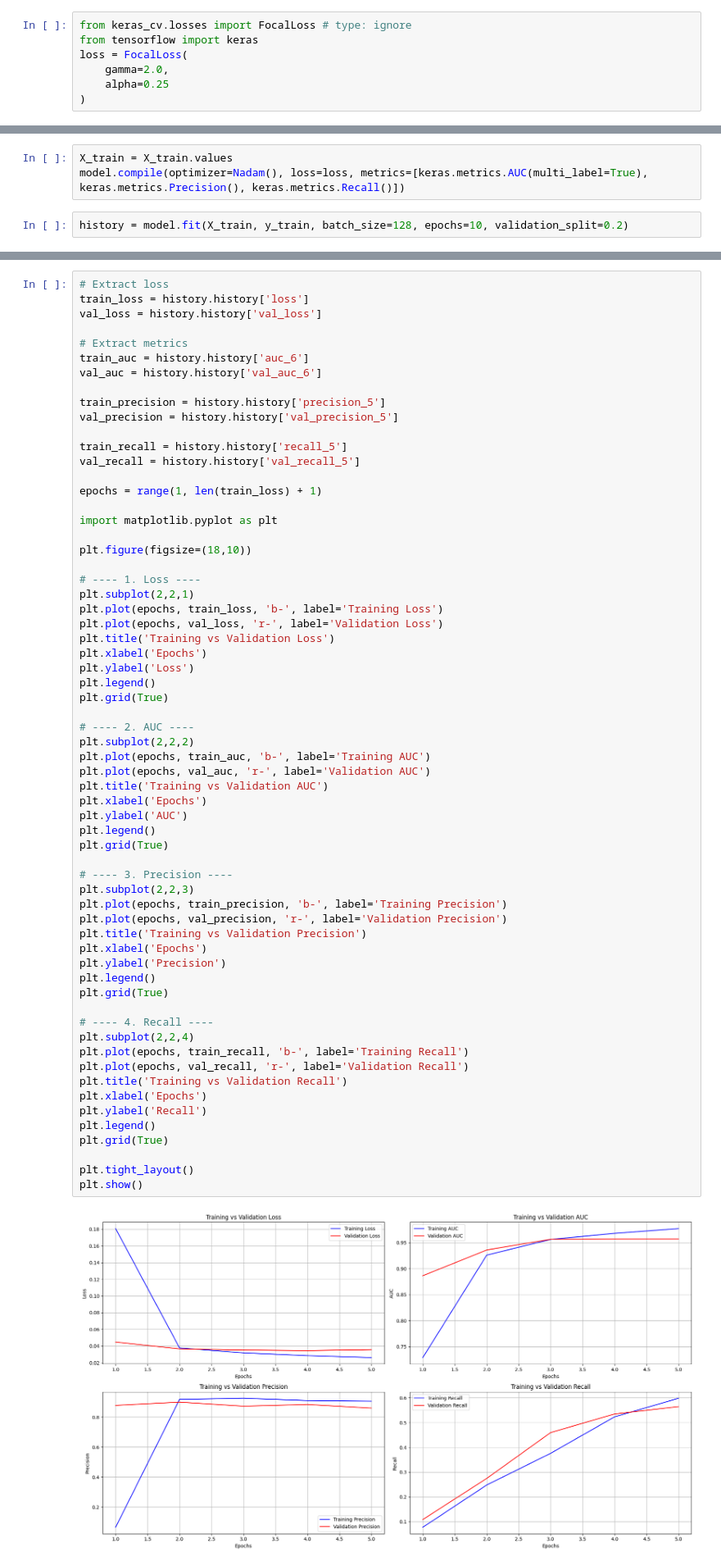
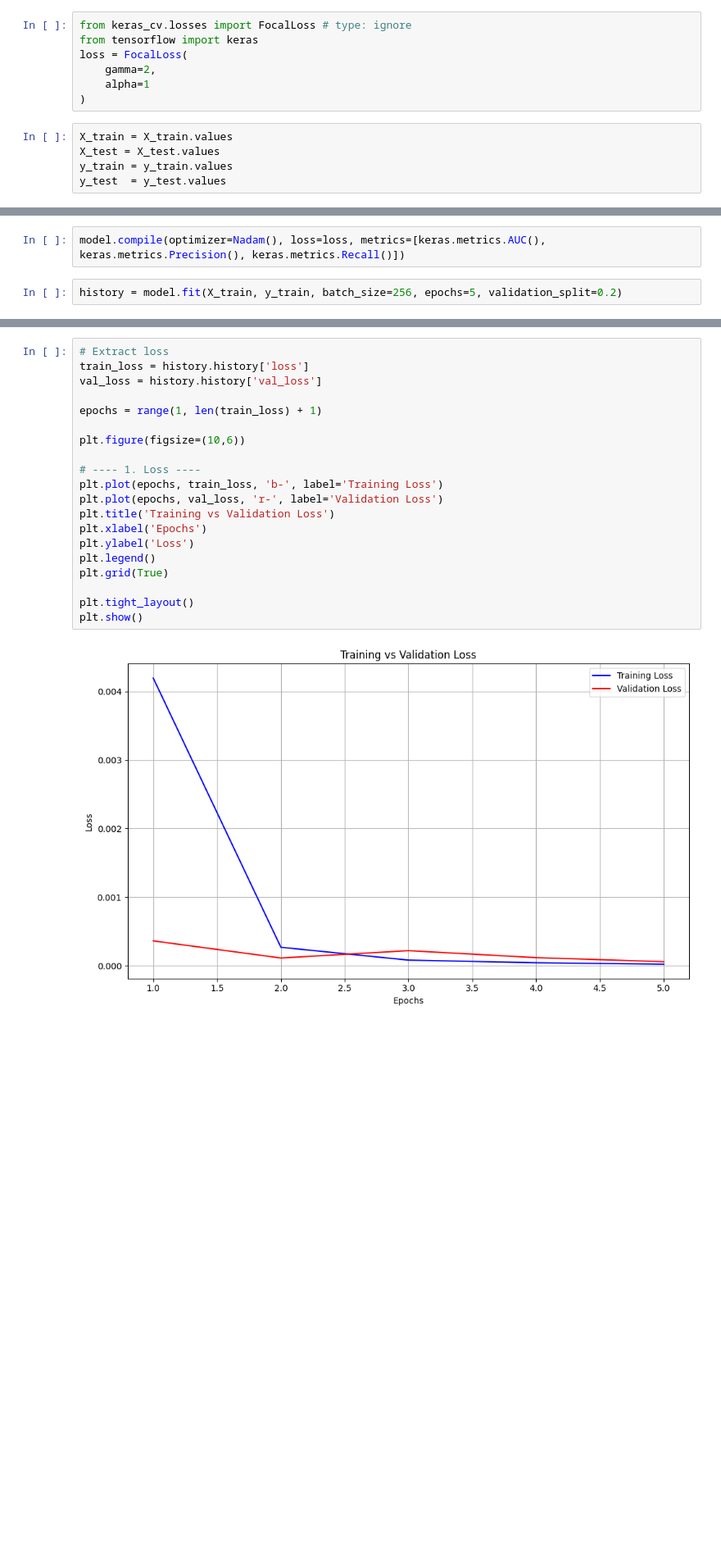
Before and after one commit to Aryan-Kaisth/Multi_Label_Toxicity_Classification, a Jupyter notebook: notebooks/toxicity.ipynb, the cells around one changed output, grey strips where cells are left out. Shown at 82% size. Drawn from its saved outputs; the diff is of its cells as text; blank space fills up the shorter version.

```diff
--- a/notebooks/toxicity.ipynb
+++ b/notebooks/toxicity.ipynb
@@ -436,6 +375,11 @@ Focal Loss is a modified version of the standard Binary Cross-Entropy loss that
 from keras_cv.losses import FocalLoss # type: ignore
 from tensorflow import keras
 loss = FocalLoss(
-    gamma=2.0,
-    alpha=0.25
+    gamma=2,
+    alpha=1
 )
+# %%
+X_train = X_train.values
+X_test = X_test.values
+y_train = y_train.values
+y_test  = y_test.values
@@ -442,5 +438,4 @@ loss = FocalLoss(
 # %%
-X_train = X_train.values
-model.compile(optimizer=Nadam(), loss=loss, metrics=[keras.metrics.AUC(multi_label=True), keras.metrics.Precision(), keras.metrics.Recall()])
+model.compile(optimizer=Nadam(), loss=loss, metrics=[keras.metrics.AUC(), keras.metrics.Precision(), keras.metrics.Recall()])
 # %%
-history = model.fit(X_train, y_train, batch_size=128, epochs=10, validation_split=0.2)
+history = model.fit(X_train, y_train, batch_size=256, epochs=5, validation_split=0.2)
@@ -455,65 +497,22 @@ model.evaluate(X_test.values, y_test)
 # %%
 # Extract loss
 train_loss = history.history['loss']
 val_loss = history.history['val_loss']
 
-# Extract metrics
-train_auc = history.history['auc_6']
-val_auc = history.history['val_auc_6']
-
-train_precision = history.history['precision_5']
-val_precision = history.history['val_precision_5']
-
-train_recall = history.history['recall_5']
-val_recall = history.history['val_recall_5']
-
 epochs = range(1, len(train_loss) + 1)
 
-import matplotlib.pyplot as plt
-
-plt.figure(figsize=(18,10))
+plt.figure(figsize=(10,6))
 
 # ---- 1. Loss ----
-plt.subplot(2,2,1)
 plt.plot(epochs, train_loss, 'b-', label='Training Loss')
 plt.plot(epochs, val_loss, 'r-', label='Validation Loss')
 plt.title('Training vs Validation Loss')
 plt.xlabel('Epochs')
 plt.ylabel('Loss')
 plt.legend()
 plt.grid(True)
 
-# ---- 2. AUC ----
-plt.subplot(2,2,2)
-plt.plot(epochs, train_auc, 'b-', label='Training AUC')
-plt.plot(epochs, val_auc, 'r-', label='Validation AUC')
-plt.title('Training vs Validation AUC')
-plt.xlabel('Epochs')
-plt.ylabel('AUC')
-plt.legend()
-plt.grid(True)
-
-# ---- 3. Precision ----
-plt.subplot(2,2,3)
-plt.plot(epochs, train_precision, 'b-', label='Training Precision')
-plt.plot(epochs, val_precision, 'r-', label='Validation Precision')
-plt.title('Training vs Validation Precision')
-plt.xlabel('Epochs')
-plt.ylabel('Precision')
-plt.legend()
-plt.grid(True)
-
-# ---- 4. Recall ----
-plt.subplot(2,2,4)
-plt.plot(epochs, train_recall, 'b-', label='Training Recall')
-plt.plot(epochs, val_recall, 'r-', label='Validation Recall')
-plt.title('Training vs Validation Recall')
-plt.xlabel('Epochs')
-plt.ylabel('Recall')
-plt.legend()
-plt.grid(True)
-
 plt.tight_layout()
 plt.show()
 # %% [output]
-[figure, old version]
+[figure, new version]
```
Also changed, not shown: parts of 13 cells of this notebook, 17 other files.
